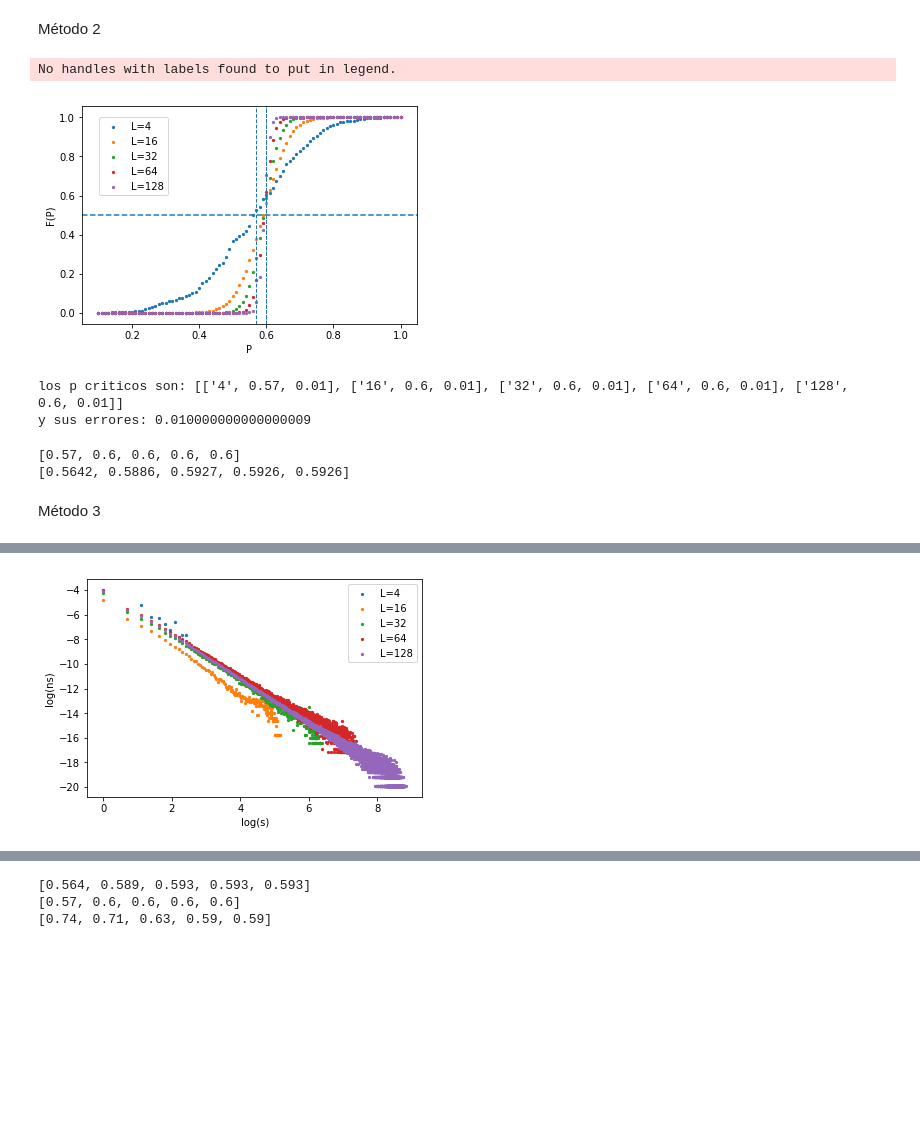
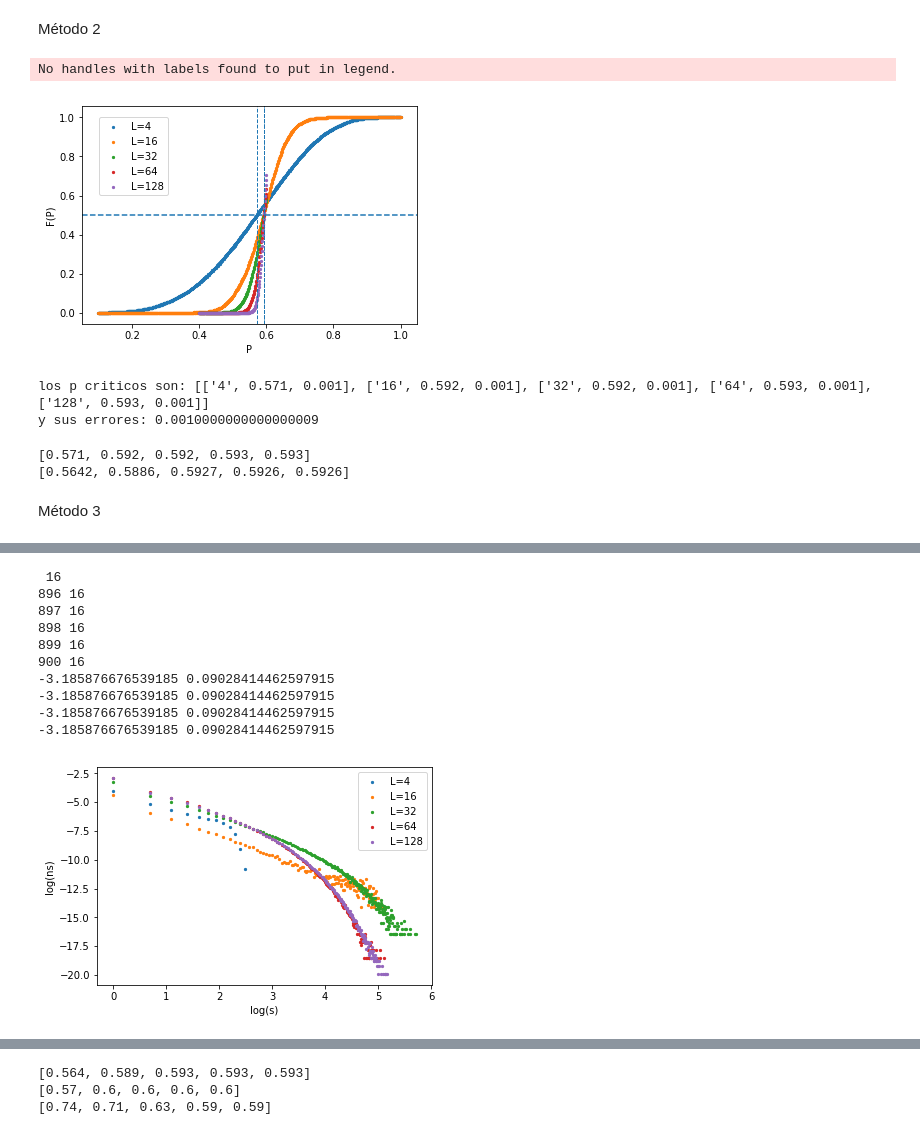
Before and after one commit to Luciousboy/computacional, a Jupyter notebook: graficador.ipynb, the cells around one changed output, grey strips where cells are left out. Drawn from its saved outputs; the diff is of its cells as text; code cells hidden in the pictures; blank space fills up the shorter version.

```diff
--- a/graficador.ipynb
+++ b/graficador.ipynb
@@ -181,7 +181,7 @@ ns_total = [];
 
 for j,l in enumerate(L):
     #with open (myFolder+'/datos_ejercicios/Tablas_L='+l+'_refinado.txt', 'r') as myfile:
-    with open (myFolder+'/datos_ejercicios/Tablas_L='+l+'.txt', 'r') as myfile:
+    with open (myFolder+'/datos_ejercicios/Tablas_L='+l+'_refinado.txt', 'r') as myfile:
 
         probabilidad_L = [];
         fz_percolante_L =[];
@@ -254,19 +274,24 @@ print('los p criticos son:', pc_L2)
 print('y sus errores:', error)
 # %% [output]
 No handles with labels found to put in legend.
-[figure, old version]
+[figure, new version]
-los p criticos son: [['4', 0.57, 0.01], ['16', 0.6, 0.01], ['32', 0.6, 0.01], ['64', 0.6, 0.01], ['128', 0.6, 0.01]]
-y sus errores: 0.010000000000000009
+los p criticos son: [['4', 0.571, 0.001], ['16', 0.592, 0.001], ['32', 0.592, 0.001], ['64', 0.593, 0.001], ['128', 0.593, 0.001]]
+y sus errores: 0.0010000000000000009
 # %%
 print([round(i[1],4) for i in pc_L2])
 print([round(i[1],4) for i in pc_L])
 # %% [output]
-[0.57, 0.6, 0.6, 0.6, 0.6]
+[0.571, 0.592, 0.592, 0.593, 0.593]
 [0.5642, 0.5886, 0.5927, 0.5926, 0.5926]
 # %% [markdown]
 Método 3
 # %%
 import math
+import scipy
+fitfunc = lambda p, x: p[0]/scipy.special.zeta(p[1]-1) *x**(-p[1])
+#errfunc = lambda p, x, y: (y - fitfunc(p, x))
+
+pinit = [-2.0, -14]
 name2='lognsvslogs'
 restar=[-8,-15,-16,-17,-20]
 #quiero graficar log(ns) vs log(s)
@@ -274,39 +299,35 @@ restar=[-8,-15,-16,-17,-20]
 pc_L3=[]
 for k,l in enumerate(L):
     Resultados=[]
-    for i in range(0,90):
+    for i in range(100,len(ns_total[k])):
         ns=[r/int(l)**2 for r in ns_total[k][i]]
   #     ns=ns_total[k][i]
    #     print(ns[2:5])
-        log_ns=[]
-        log_s=[]
-        for j in range(1,len(ns)):
-            if(ns[j]>0 and np.log(ns[j])<10**7):
-                log_ns.append(np.log(ns[j]));
-                log_s.append(np.log(j));
-
-        try: #Agregue porque hay un error con un par de valores muy grandes
-            [tau,q]=np.polyfit(log_s,log_ns,1)
-        except:
-          #  print(l,i,log_s,log_ns)
-            pass
-        #plt.scatter(log_s,log_ns)
-        chi=0
+        list_ns=[]
+        list_s=[]
         for j in range(1,len(ns)):
             if(ns[j]>0):
-                res=(np.log(ns[j])-(tau*np.log(j)+q))**2
-
-            else:
-                #Esto no esta muy bien resuelto. es para sumar algo cuando ns es 0
-                res=(restar[k]-(tau*np.log(j)+q))**2
-            chi+=res
-        Resultados.append([prob_total[k][i],tau,q,chi])
+                list_ns.append(np.log(ns[j]));
+                list_s.append(np.log(j));
+        try:
+            out = np.polyfit(list_s, list_ns,1)
+        except:
+            print(i,l)
+        tau=-out[0]
+        if tau>2:
+           # print(constantes)
+            chi=0
+            p=prob_total[k][i]
+            for j in range(1,len(list_ns)):
+                    res=(list_ns[j]-np.log(p/scipy.special.zeta(tau-1))-tau*np.log(list_s[j]))**2
+                    chi+=res
+            Resultados.append([prob_total[k][i],constantes[0],constantes[1],chi])
     arg=np.argmin([i[3] for i in Resultados])
-    pc=(Resultados[np.argmin([i[3] for i in Resultados])][0])
+    PC=Resultados[arg][2]
     plt.scatter(np.log(range(0,len(ns_total[k][arg]))),np.log([r/int(l)**2 for r in ns_total[k][arg]]),s=5)
-    tau=-Resultados[arg][1] #tau correspondiente al min
+    tau=Resultados[arg][1] #tau correspondiente al min
     #Printeamos todos los tau a ver si alguno da mejor
-    print(tau)
+    print(tau,PC)
     pc_L3.append([l,pc,0.1])
 plt.legend(['L='+l for l in L])
 plt.xlabel('log(s)')
@@ -322 +355,11 @@ plt.show()
+ 16
+896 16
+897 16
+898 16
+899 16
+900 16
+-3.185876676539185 0.09028414462597915
+-3.185876676539185 0.09028414462597915
+-3.185876676539185 0.09028414462597915
+-3.185876676539185 0.09028414462597915
-[figure, old version]
+[figure, new version]
```
Also changed, not shown: parts of 8 cells of this notebook, 5 other files.
